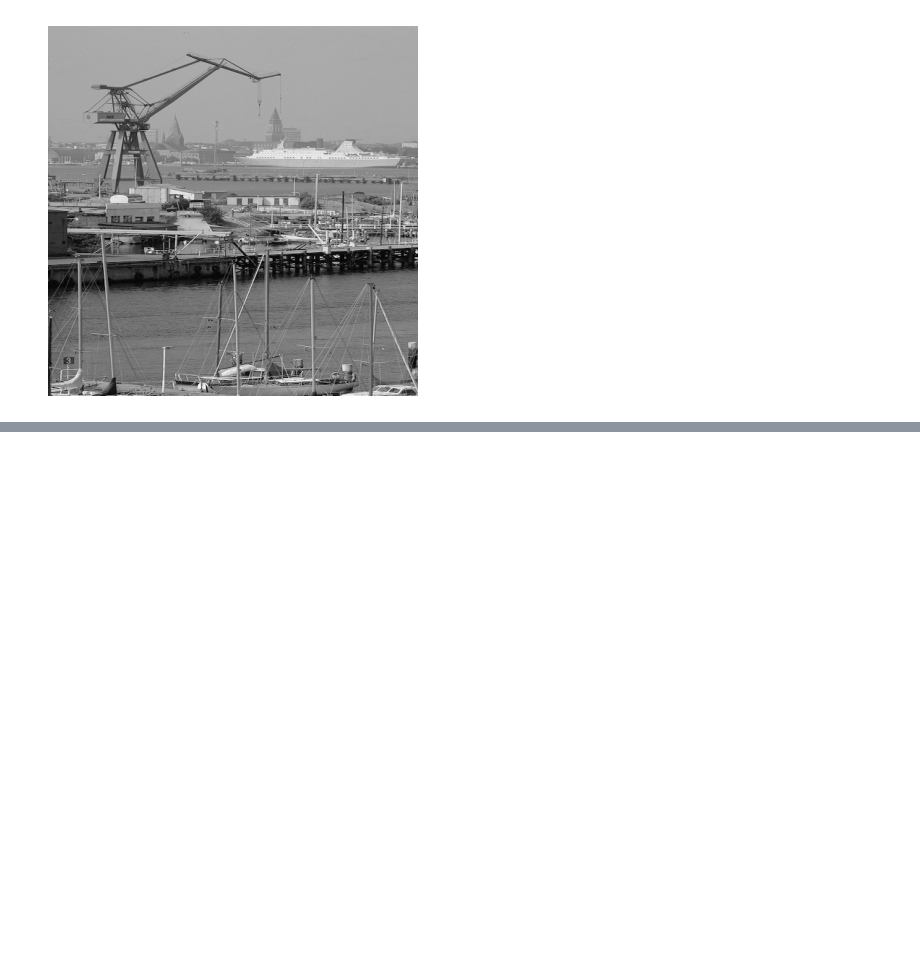
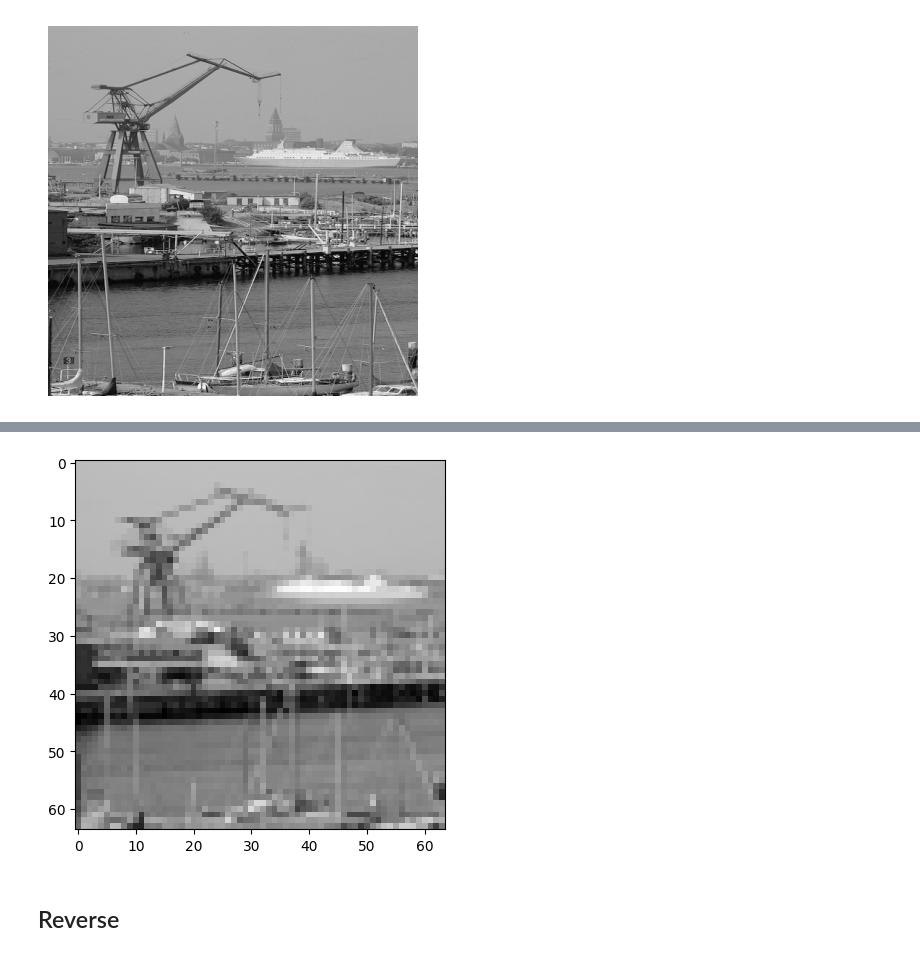
Before and after one commit to ikenichaa/wavelet-transform, a Jupyter notebook: task2-convolution.ipynb, the cells around one changed output, grey strips where cells are left out. Drawn from its saved outputs; the diff is of its cells as text; code cells hidden in the pictures; blank space fills up the shorter version.

```diff
--- a/task2-convolution.ipynb
+++ b/task2-convolution.ipynb
@@ -119,34 +24,0 @@ plt.imshow(detail_rows)
-# %%
-num_rows = im.shape[0]
-num_columns = im.shape[1]
-
-# Using haar filter coefficient
-low_pass_filter = np.array([1, 1]) / np.sqrt(2)
-high_pass_filter = np.array([1, -1]) / np.sqrt(2)
-
-# Prepare array to store the result of convoluting image's row through filter and down sampling the column by 2
-## For low pass
-La = np.zeros((num_rows, int(num_columns/2)))
-## For high pass
-H = np.zeros((num_rows, int(num_columns/2)))
-
-## Go through all rows
-for i in range(num_rows):
-    ## Stride by 2 to down-sampling by 2
-    for j in range(num_columns//2):
-        ## Apply dot product on the filter and part of an image
-        La[i][j] = np.dot(low_pass_filter, im[i][j:j+2])
-        H[i][j] = np.dot(high_pass_filter, im[i][j:j+2])
-
-# Prepare array to store the result of convoluting L and H by columns and down sampling the row by 2
-LL = np.zeros((num_rows//2, num_columns//2))  # Low-pass along rows, then columns
-LH = np.zeros((num_rows // 2, num_columns // 2))  # Low-pass rows, high-pass columns
-HL = np.zeros((num_rows // 2, num_columns // 2))  # High-pass rows, low-pass columns
-HH = np.zeros((num_rows // 2, num_columns // 2))  # High-pass rows, high-pass columns
-
-for i in range (num_rows//2):
-    for j in range (num_columns//2):
-        LL[i,j] = np.dot(low_pass_filter, L[i:i+2, j])
-        LH[i,j] = np.dot(high_pass_filter, L[i:i+2, j])
-        HL[i,j] = np.dot(low_pass_filter, H[i:i+2, j])
-        HH[i,j] = np.dot(high_pass_filter, H[i:i+2, j])
@@ -297,2 +24,0 @@ def fdwt_haar_coeff(im):
-# %%
-pic, final = fdwt_haar_coeff(im)
@@ -343,0 +175,6 @@ show_pic(La)
+# %%
+show_pic(LL)
+# %% [output]
+[figure, added]
+# %% [markdown]
+## Reverse
```
Also changed, not shown: parts of 52 cells of this notebook.
